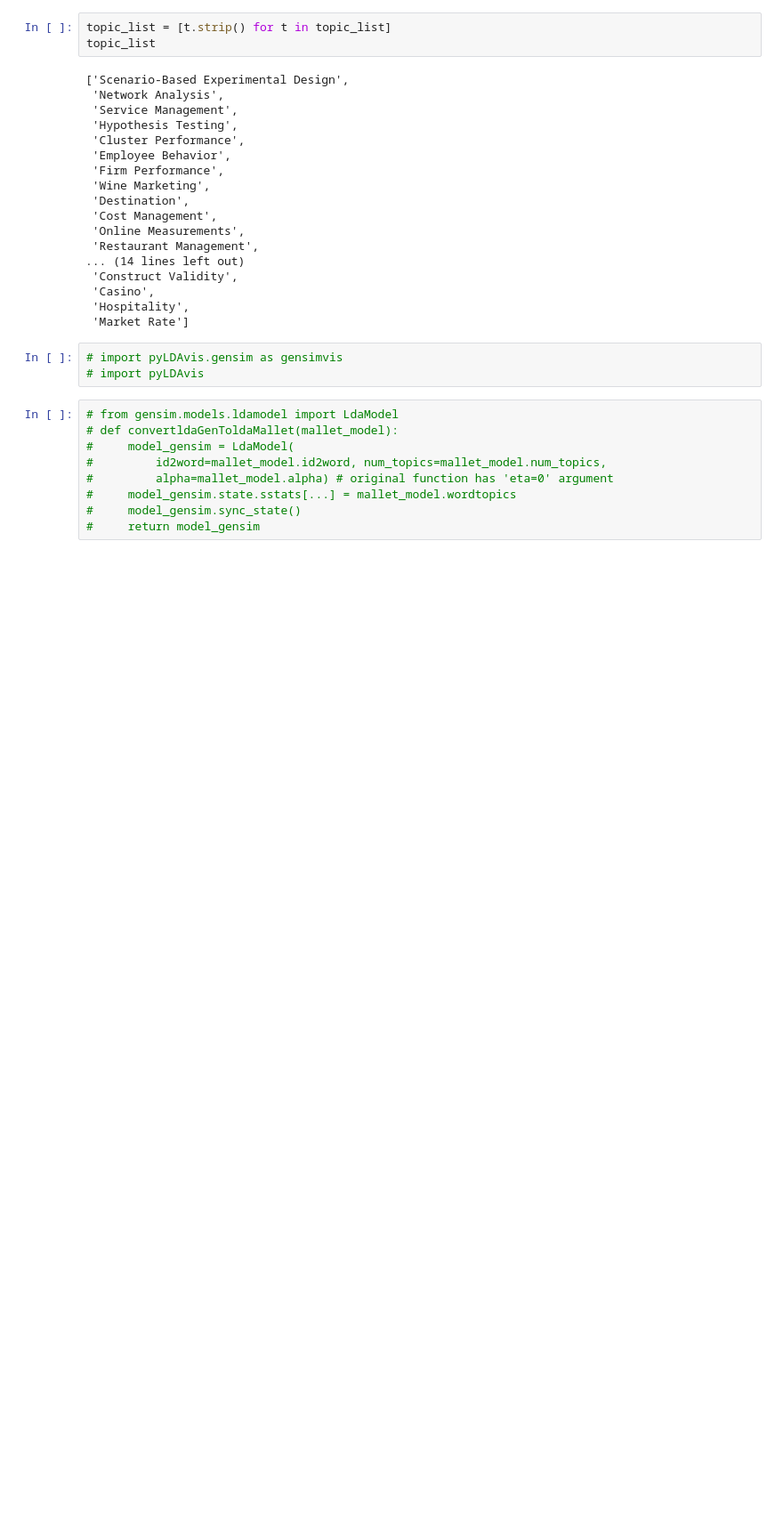
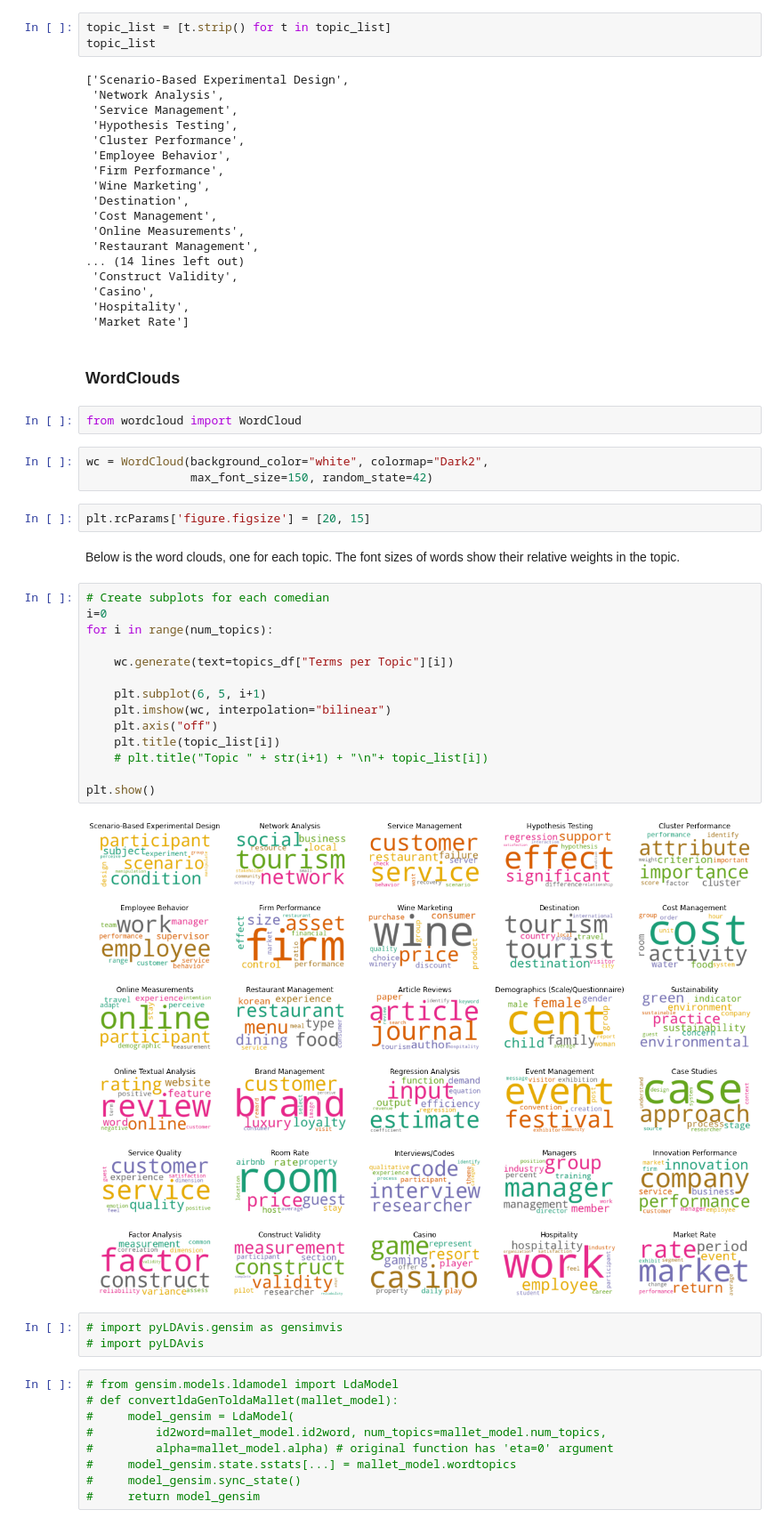
Before and after one commit to kurtsenol/machine-learning, a Jupyter notebook: TopicModeling/Methodology/Model_30_no_freq.ipynb, the cells around one changed output. Shown at 89% size. Cells and saved outputs as stored; diff of their text form; blank space fills up the shorter version.

```diff
--- a/TopicModeling/Methodology/Model_30_no_freq.ipynb
+++ b/TopicModeling/Methodology/Model_30_no_freq.ipynb
@@ -316,6 +319,33 @@ topic_list
  'Casino',
  'Hospitality',
  'Market Rate']
+# %% [markdown]
+### WordClouds
+# %%
+from wordcloud import WordCloud
+# %%
+wc = WordCloud(background_color="white", colormap="Dark2",
+               max_font_size=150, random_state=42)
+# %%
+plt.rcParams['figure.figsize'] = [20, 15]
+# %% [markdown]
+Below is the word clouds, one for each topic. The font sizes of words show their relative weights in the topic.
+# %%
+# Create subplots for each comedian
+i=0
+for i in range(num_topics):
+
+    wc.generate(text=topics_df["Terms per Topic"][i])
+
+    plt.subplot(6, 5, i+1)
+    plt.imshow(wc, interpolation="bilinear")
+    plt.axis("off")
+    plt.title(topic_list[i])
+    # plt.title("Topic " + str(i+1) + "\n"+ topic_list[i])
+
+plt.show()
+# %% [output]
+[figure, added]
 # %%
 # import pyLDAvis.gensim as gensimvis
 # import pyLDAvis
```
Also changed, not shown: parts of 69 cells of this notebook.
